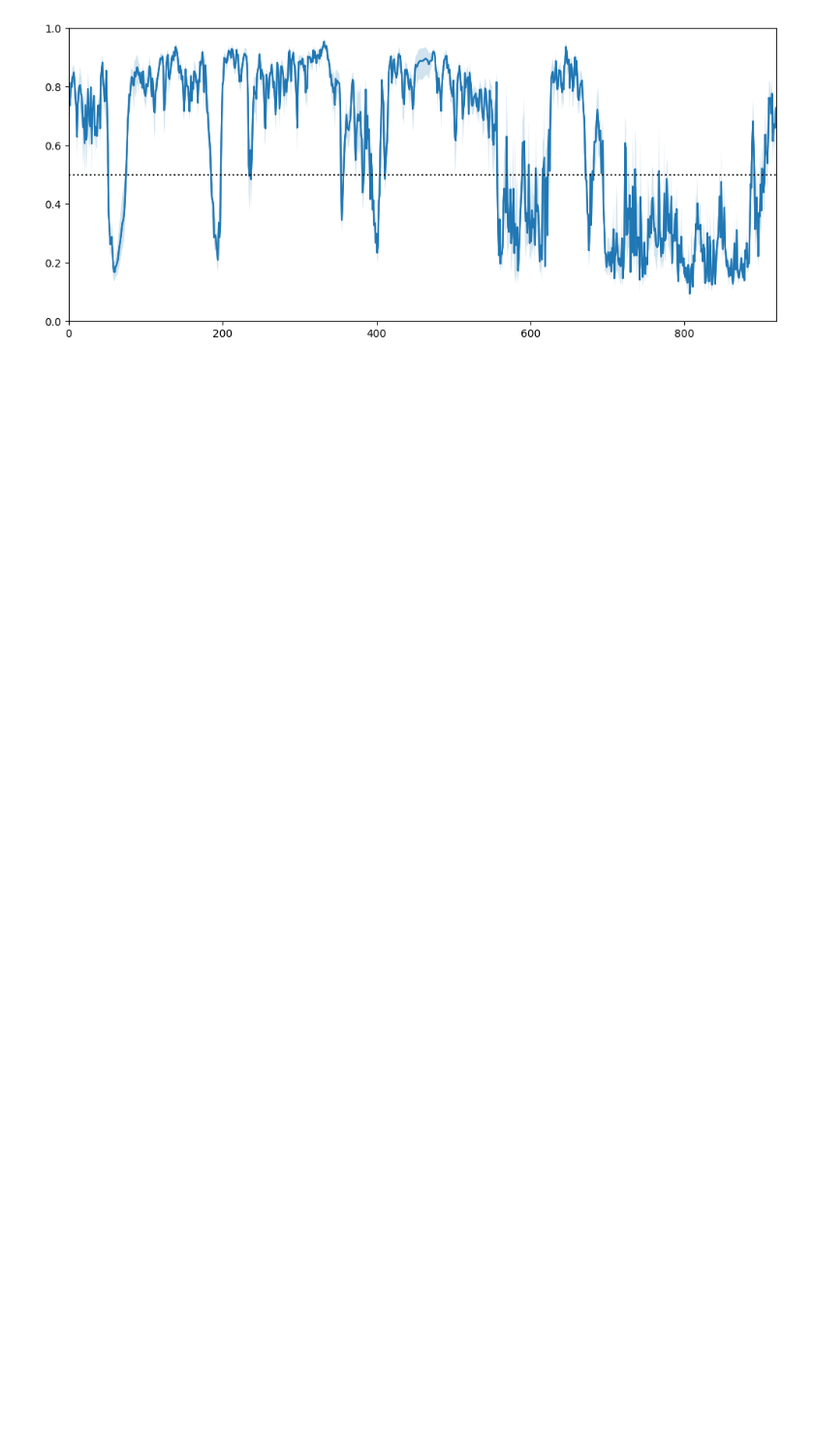
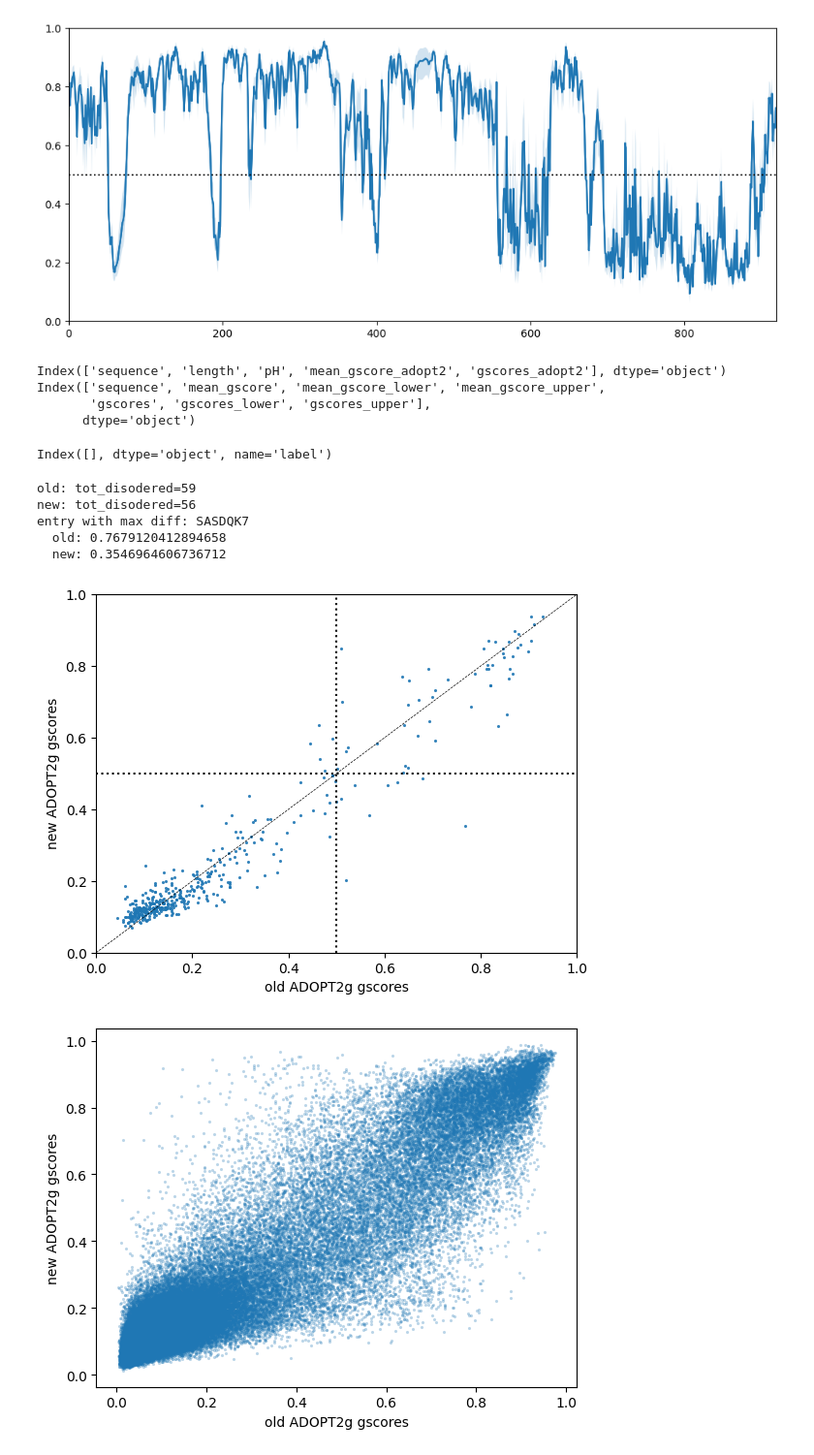
Before and after one commit to PeptoneLtd/ADOPT2g, a Jupyter notebook: notebooks/inpect.ipynb, the cells around one changed output. Shown at 97% size. Saved outputs shown, nothing was run; the diff lists cells and outputs as text; code cells hidden in the pictures; blank space fills up the shorter version.

Commit message:
comparison with old adopt

```diff
--- a/notebooks/inpect.ipynb
+++ b/notebooks/inpect.ipynb
@@ -78,3 +57,67 @@ plt.margins(x=0)
 plt.show()
 # %% [output]
 [figure]
+# %%
+df_saxs = pd.read_csv(
+    "../../peptonebench/datasets/PeptoneDB-SAXS/PeptoneDB-SAXS.csv",
+    index_col="label",
+    converters={"gscores_adopt2": lambda x: np.asarray(json.loads(x), dtype=float)},
+)
+print(df_saxs.columns)
+df_saxs_new = pd.read_csv(
+    "PeptoneDB-SAXS-adopt2g.csv",
+    index_col="label",
+    converters={"gscores": lambda x: np.asarray(json.loads(x), dtype=float)},
+)
+print(df_saxs_new.columns)
+
+df_saxs_new.index.difference(df_saxs.index)
+# %% [output]
+Index(['sequence', 'length', 'pH', 'mean_gscore_adopt2', 'gscores_adopt2'], dtype='object')
+Index(['sequence', 'mean_gscore', 'mean_gscore_lower', 'mean_gscore_upper',
+       'gscores', 'gscores_lower', 'gscores_upper'],
+      dtype='object')
+Index([], dtype='object', name='label')
+# %%
+print(f"old: tot_disodered={sum(df_saxs['mean_gscore_adopt2'].values > 0.5)}")
+print(f"new: tot_disodered={sum(df_saxs_new['mean_gscore'].values > 0.5)}")
+max_diff_label = df_saxs.iloc[
+    np.argmax(np.abs(df_saxs["mean_gscore_adopt2"].values - df_saxs_new["mean_gscore"].values))
+].name
+print(f"entry with max diff: {max_diff_label}")
+print(f"  old: {df_saxs.loc[max_diff_label, 'mean_gscore_adopt2']}")
+print(f"  new: {df_saxs_new.loc[max_diff_label, 'mean_gscore']}")
+plt.scatter(
+    df_saxs["mean_gscore_adopt2"].values,
+    df_saxs_new["mean_gscore"].values,
+    alpha=0.9,
+    s=5,
+    lw=0,
+)
+plt.axline((0.5, 0.5), slope=1, color="k", ls="--", lw=0.5)
+plt.axhline(0.5, color="k", linestyle=":")
+plt.axvline(0.5, color="k", linestyle=":")
+plt.xlim(0, 1)
+plt.ylim(0, 1)
+plt.xlabel("old ADOPT2g gscores")
+plt.ylabel("new ADOPT2g gscores")
+plt.show()
+
+plt.scatter(
+    np.concatenate(df_saxs["gscores_adopt2"].values),
+    np.concatenate(df_saxs_new["gscores"].values),
+    alpha=0.3,
+    s=5,
+    lw=0,
+)
+plt.xlabel("old ADOPT2g gscores")
+plt.ylabel("new ADOPT2g gscores")
+plt.show()
+# %% [output]
+old: tot_disodered=59
+new: tot_disodered=56
+entry with max diff: SASDQK7
+  old: 0.7679120412894658
+  new: 0.3546964606736712
+[figure, added]
+[figure, added]
```
Also changed, not shown: parts of 2 cells of this notebook, 2 other files.
